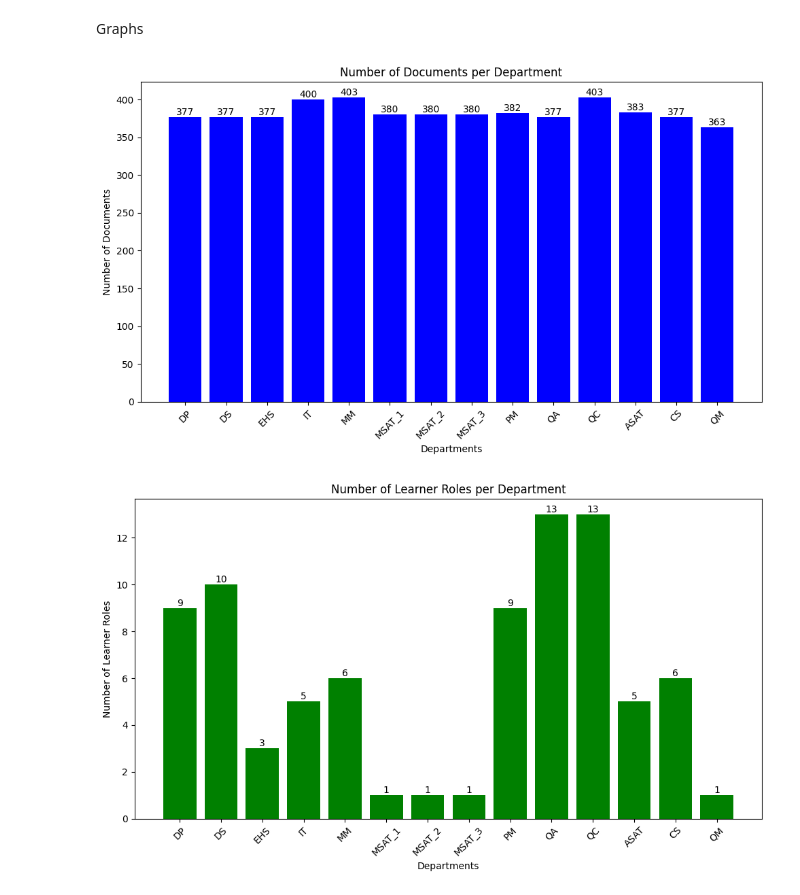
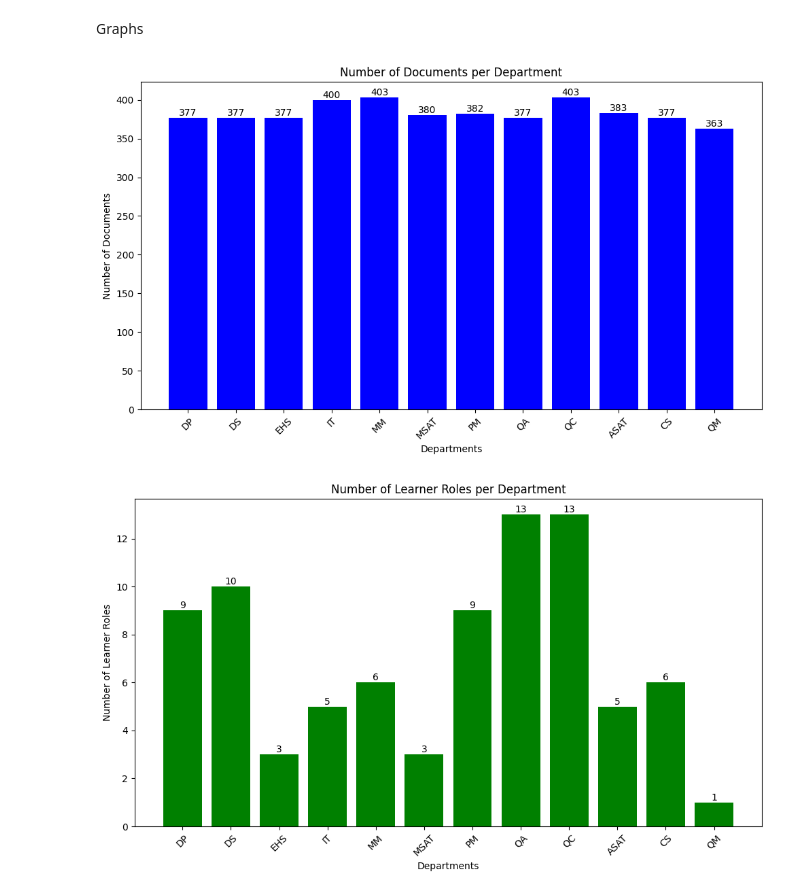
Before and after one commit to taha-parsayan/DAQUMA_project_1, a Jupyter notebook: Code/data_cleaning.ipynb, the cells around one changed output. Saved outputs shown, nothing was run; the diff lists cells and outputs as text; code cells hidden in the pictures.

```diff
--- a/Code/data_cleaning.ipynb
+++ b/Code/data_cleaning.ipynb
@@ -181,0 +178,11 @@ MSAT_3.to_excel(os.path.join(clean_data_path, "MSAT_3.xlsx"), index=False)
+# %%
+MSAT = pd.merge(MSAT_1, MSAT_2, on=['doc number', 'doc name'], how='outer')
+MSAT = pd.merge(MSAT, MSAT_3, on=['doc number', 'doc name'], how='outer')
+print(MSAT.shape)
+
+MSAT.to_excel(os.path.join(clean_data_path, "MSAT.xlsx"), index=False)
+
+MSAT_col_number = MSAT.shape[1] - 2 # Get number of columns == number of learning roles (-2 for doc number and doc name)
+MSAT_row_number = MSAT.shape[0]  # Get number of rows == number of documents
+
+MSAT
@@ -355,8 +373,8 @@ Number of common doc names across all departments: 257
 Graphs
 # %%
 plt.figure(figsize=(10, 6))
-departments = ['DP', 'DS', 'EHS', 'IT', 'MM', 'MSAT_1', 'MSAT_2', 'MSAT_3', 'PM', 'QA', 'QC', 'ASAT', 'CS', 'QM']
-doc_counts = [DP_row_number, DS_row_number, EHS_row_number, IT_row_number, MM_row_number, MSAT_1_row_number, MSAT_2_row_number, MSAT_3_row_number, PM_row_number, QA_row_number, QC_row_number, ASAT_row_number, CS_row_number, QM_row_number]
+departments = ['DP', 'DS', 'EHS', 'IT', 'MM', 'MSAT', 'PM', 'QA', 'QC', 'ASAT', 'CS', 'QM']
+doc_counts = [DP_row_number, DS_row_number, EHS_row_number, IT_row_number, MM_row_number, MSAT_row_number, PM_row_number, QA_row_number, QC_row_number, ASAT_row_number, CS_row_number, QM_row_number]
 bars = plt.bar(departments, doc_counts, color='blue')
 plt.xlabel('Departments')
 plt.ylabel('Number of Documents')
@@ -367,35 +385,33 @@ for bar in bars:
 plt.tight_layout()
 plt.show()
 
 Learner_Roles = {
     'DP': DP_col_number,
     'DS': DS_col_number,
     'EHS': EHS_col_number,
     'IT': IT_col_number,
     'MM': MM_col_number,
-    'MSAT_1': MSAT_1_col_number,
-    'MSAT_2': MSAT_2_col_number,
-    'MSAT_3': MSAT_3_col_number,
+    'MSAT': MSAT_col_number,
     'PM': PM_col_number,
     'QA': QA_col_number,
     'QC': QC_col_number,
     'ASAT': ASAT_col_number,
     'CS': CS_col_number,
     'QM': QM_col_number
 }
 
 
 
 plt.figure(figsize=(10, 6))
 bars2 = plt.bar(Learner_Roles.keys(), Learner_Roles.values(), color='green')
 plt.xlabel('Departments')
 plt.ylabel('Number of Learner Roles')
 plt.title('Number of Learner Roles per Department')
 plt.xticks(rotation=45)
 for bar in bars2:
     plt.text(bar.get_x() + bar.get_width()/2, bar.get_height(), f'{int(bar.get_height())}', ha='center', va='bottom')
 plt.tight_layout()
 plt.show()
 # %% [output]
-[figure, old version]
+[figure, new version]
-[figure, old version]
+[figure, new version]
```
Also changed, not shown: parts of 8 cells of this notebook, 1 other file.
